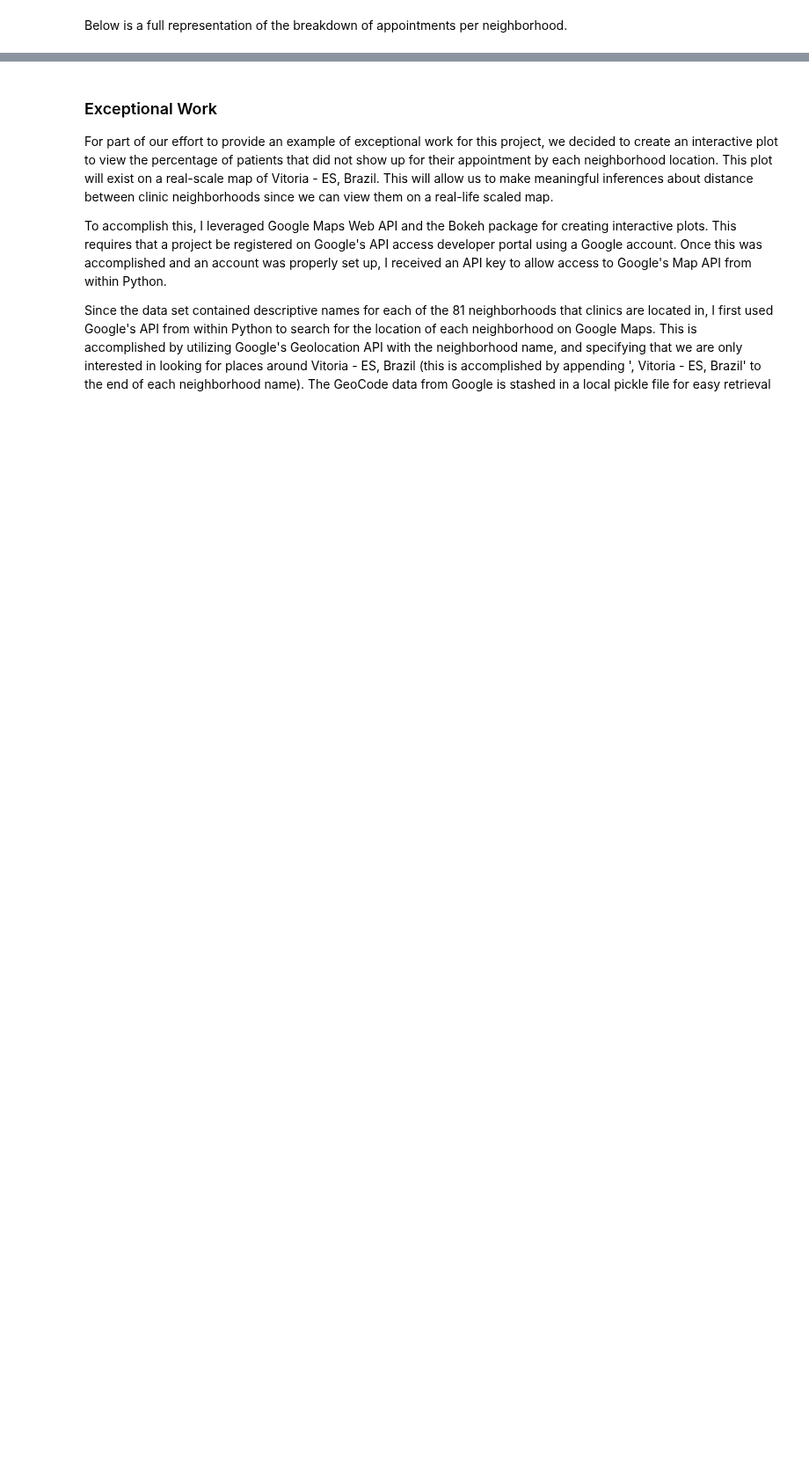
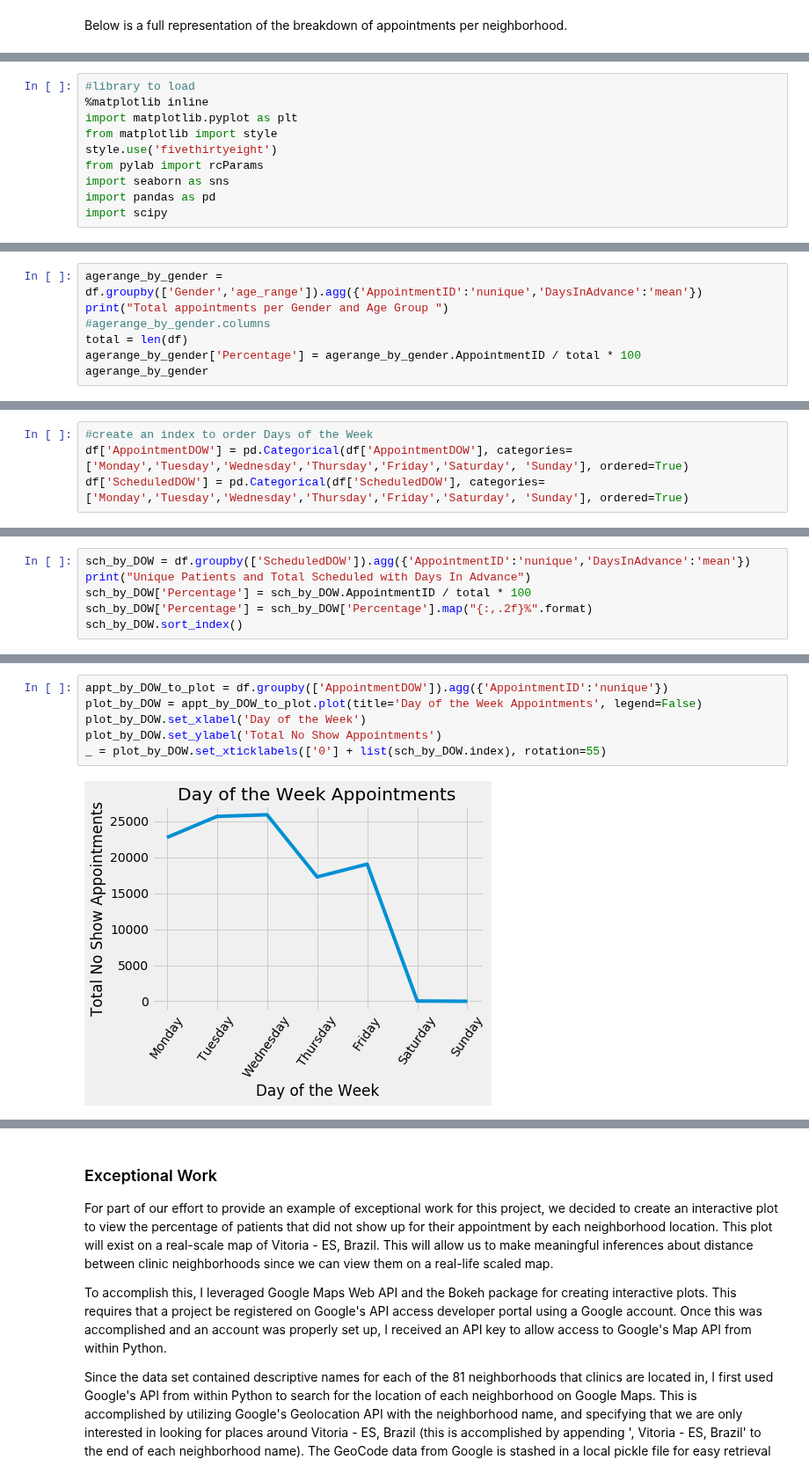
Before and after one commit to cdmorgan103/7331DataMiningNoShow, a Jupyter notebook: 7331DataMiningNoShow.ipynb, the cells around one changed output, grey strips where cells are left out. Shown at 88% size. Drawn from its saved outputs; the diff is of its cells as text; blank space fills up the shorter version.

```diff
--- a/7331DataMiningNoShow.ipynb
+++ b/7331DataMiningNoShow.ipynb
@@ -531,0 +484,10 @@ g.map_diag(sns.kdeplot, lw=3) # kde histogram on the diagonal
+# %%
+#library to load
+%matplotlib inline
+import matplotlib.pyplot as plt
+from matplotlib import style
+style.use('fivethirtyeight')
+from pylab import rcParams
+import seaborn as sns
+import pandas as pd
+import scipy
@@ -531,0 +509,7 @@ g.map_diag(sns.kdeplot, lw=3) # kde histogram on the diagonal
+# %%
+agerange_by_gender = df.groupby(['Gender','age_range']).agg({'AppointmentID':'nunique','DaysInAdvance':'mean'})
+print("Total appointments per Gender and Age Group ")
+#agerange_by_gender.columns
+total = len(df)
+agerange_by_gender['Percentage'] = agerange_by_gender.AppointmentID / total * 100
+agerange_by_gender
@@ -531,0 +531,4 @@ g.map_diag(sns.kdeplot, lw=3) # kde histogram on the diagonal
+# %%
+#create an index to order Days of the Week
+df['AppointmentDOW'] = pd.Categorical(df['AppointmentDOW'], categories=['Monday','Tuesday','Wednesday','Thursday','Friday','Saturday', 'Sunday'], ordered=True)
+df['ScheduledDOW'] = pd.Categorical(df['ScheduledDOW'], categories=['Monday','Tuesday','Wednesday','Thursday','Friday','Saturday', 'Sunday'], ordered=True)
@@ -531,0 +552,6 @@ g.map_diag(sns.kdeplot, lw=3) # kde histogram on the diagonal
+# %%
+sch_by_DOW = df.groupby(['ScheduledDOW']).agg({'AppointmentID':'nunique','DaysInAdvance':'mean'})
+print("Unique Patients and Total Scheduled with Days In Advance")
+sch_by_DOW['Percentage'] = sch_by_DOW.AppointmentID / total * 100
+sch_by_DOW['Percentage'] = sch_by_DOW['Percentage'].map("{:,.2f}%".format)
+sch_by_DOW.sort_index()
@@ -531,0 +569,8 @@ g.map_diag(sns.kdeplot, lw=3) # kde histogram on the diagonal
+# %%
+appt_by_DOW_to_plot = df.groupby(['AppointmentDOW']).agg({'AppointmentID':'nunique'})
+plot_by_DOW = appt_by_DOW_to_plot.plot(title='Day of the Week Appointments', legend=False)
+plot_by_DOW.set_xlabel('Day of the Week')
+plot_by_DOW.set_ylabel('Total No Show Appointments')
+_ = plot_by_DOW.set_xticklabels(['0'] + list(sch_by_DOW.index), rotation=55)
+# %% [output]
+[figure, added]
```
Also changed, not shown: parts of 75 cells of this notebook.
